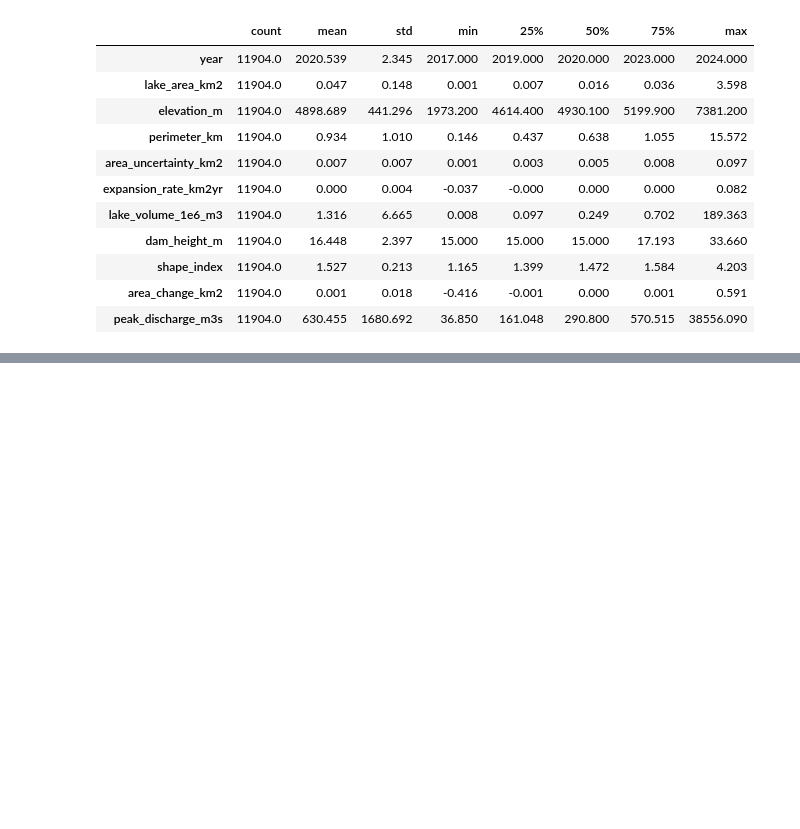
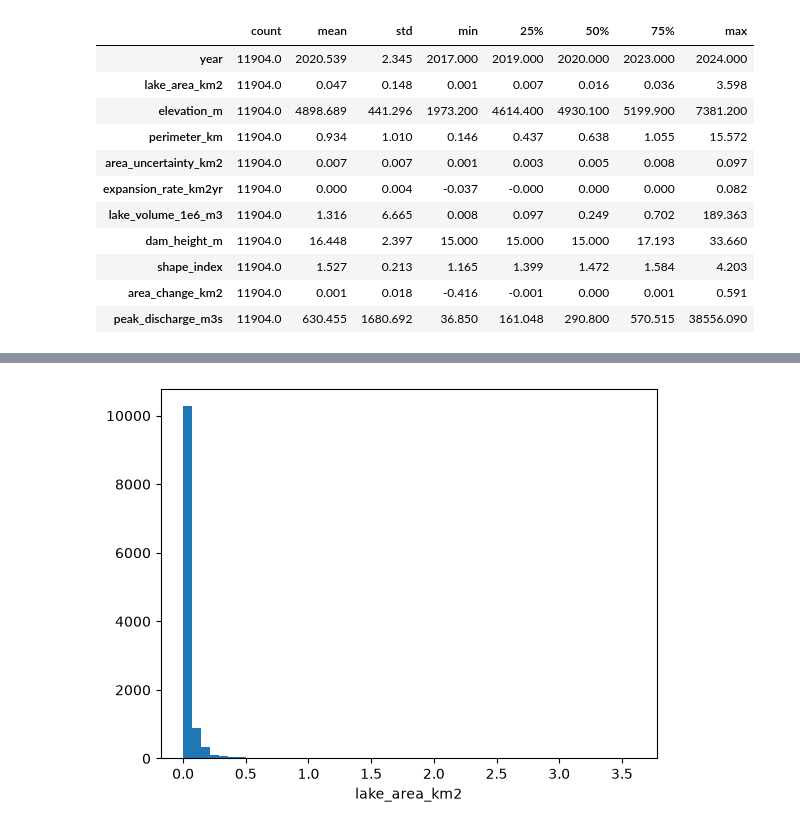
Before and after one commit to Ku-shal9/Applied_ML_GLOF_prediction, a Jupyter notebook: notebooks/01_data_understanding.ipynb, the cells around one changed output, grey strips where cells are left out. Cells and saved outputs as stored; diff of their text form; code cells hidden in the pictures; blank space fills up the shorter version.

```diff
--- a/notebooks/01_data_understanding.ipynb
+++ b/notebooks/01_data_understanding.ipynb
@@ -788,0 +173,6 @@ split_rule: group by lake_id; never random rows
+# %%
+plt.hist(glof["lake_area_km2"], bins=50)
+plt.xlabel("lake_area_km2")
+plt.show()
+# %% [output]
+[figure, added]
```
Also changed, not shown: parts of 75 cells of this notebook, 2 other files.
